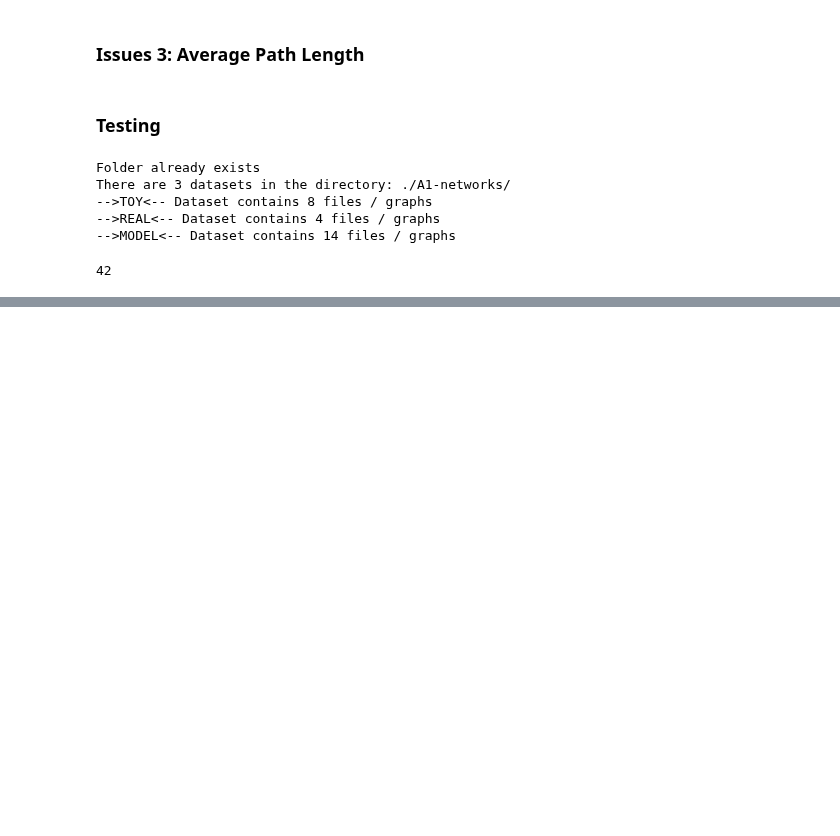
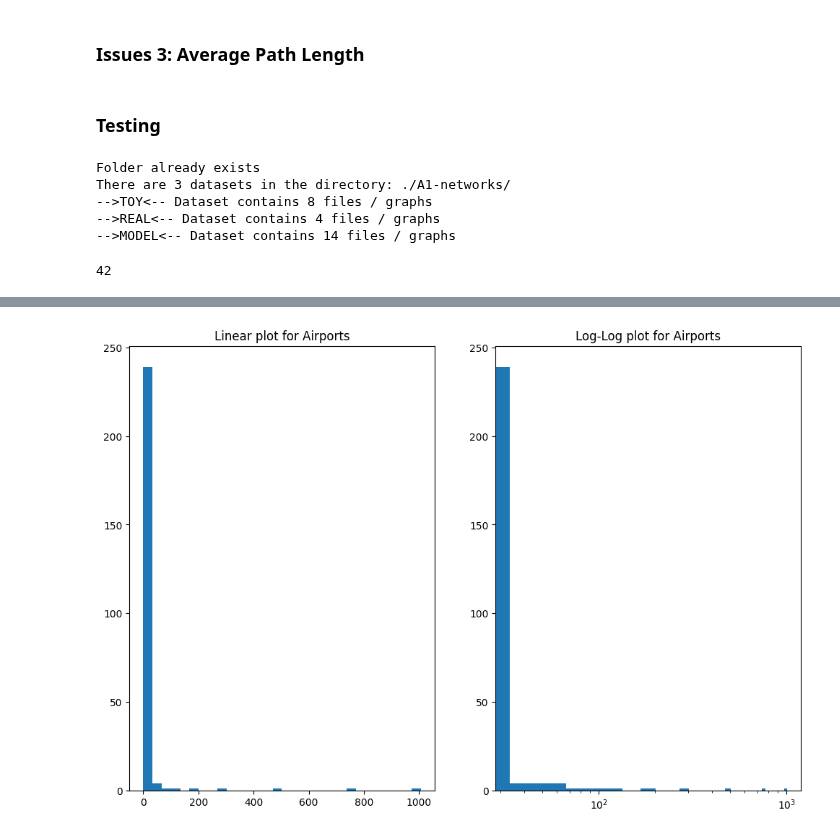
Before and after one commit to EjbejaranosAI/Complex_Networks, a Jupyter notebook: 1_Descriptors/experiments_notebook.ipynb, the cells around one changed output, grey strips where cells are left out. Drawn from its saved outputs; the diff is of its cells as text; code cells hidden in the pictures; blank space fills up the shorter version.

```diff
--- a/1_Descriptors/experiments_notebook.ipynb
+++ b/1_Descriptors/experiments_notebook.ipynb
@@ -255,0 +300,32 @@ def extract_avg_max_len(graph: igraph.Graph) -> dict:
+# %%
+## graphing
+import seaborn as sns
+import matplotlib.pyplot as plt
+def plot_linear_log_histogram(graph_bins:list, number_bins:int, graph_name:str,figure_size:tuple) -> None:
+    """Plots the Linear and the Log Histogram"""
+    # histogram on linear scale
+    #plt.subplot(211)
+    plt.clf()
+    fig, axs = plt.subplots(1,2,figsize=figure_size)
+    hist, bins, _ = plt.hist(graph_bins, bins=number_bins)
+    axs[0].hist(graph_bins, bins=number_bins)
+    axs[0].set_title(f"Linear plot for {graph_name}")
+
+    # histogram on log scale.
+    # Use non-equal bin sizes, such that they look equal on log scale.
+    logbins = np.logspace(np.log10(bins[0]),np.log10(bins[-1]),len(bins))
+    #plt.subplot(212)
+    axs[1].hist(graph_bins, bins=logbins)
+    plt.xscale('log')
+    axs[1].set_title(f"Log-Log plot for {graph_name}")
+    # save the figure
+    plt.savefig(f'./results/FIGURE_{graph_name}')
+    plt.show()
+    plt.clf()
+# %%
+plot_linear_log_histogram(graph_bins = degrees,
+                          number_bins = 30,
+                          graph_name = "Airports",
+                          figure_size=(12,8))
+# %% [output]
+[figure, added]
```
Also changed, not shown: parts of 6 cells of this notebook, 8 other files.
